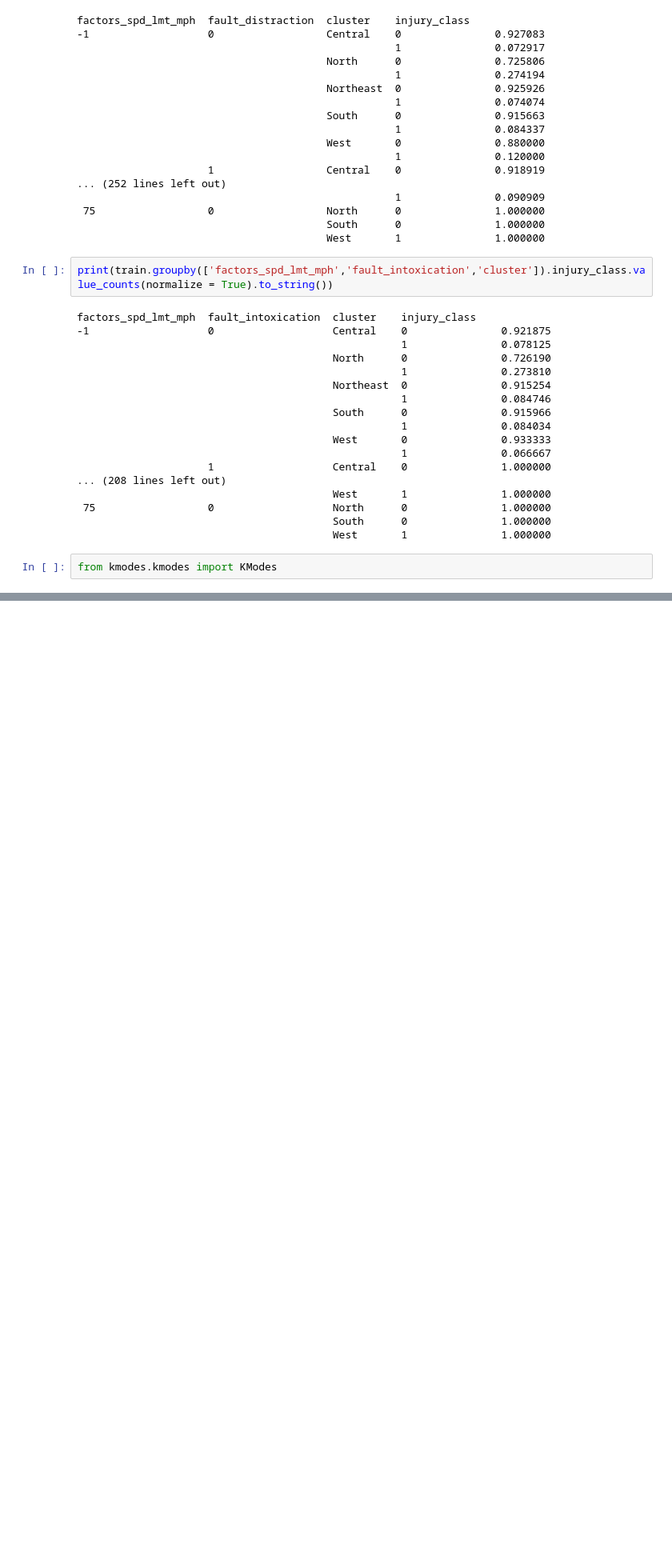
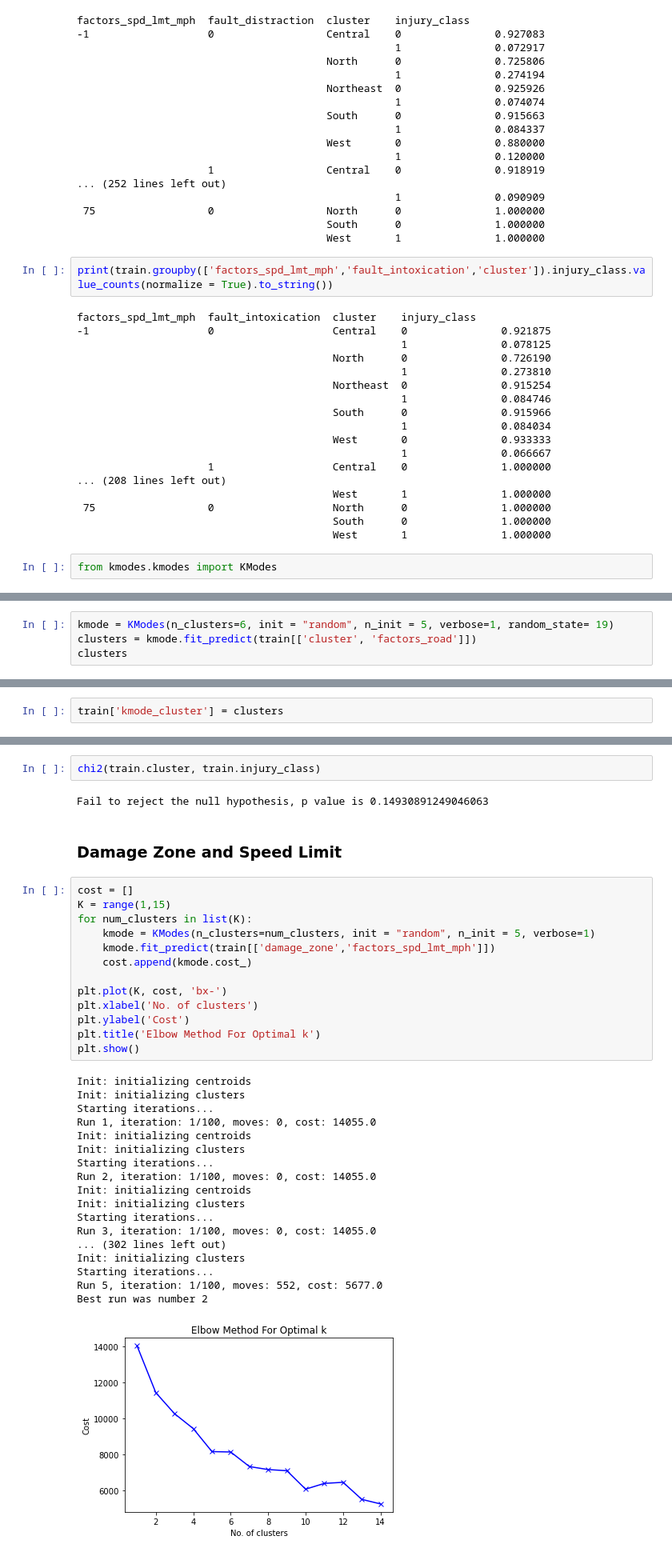
Before and after one commit to RAXR-Capstone/project_danger_zone, a Jupyter notebook: work_space/AnnaWorkspace/anna_explore.ipynb, the cells around one changed output, grey strips where cells are left out. Shown at 80% size. Cells and saved outputs as stored; diff of their text form; blank space fills up the shorter version.

```diff
--- a/work_space/AnnaWorkspace/anna_explore.ipynb
+++ b/work_space/AnnaWorkspace/anna_explore.ipynb
@@ -843,0 +897,4 @@ from kmodes.kmodes import KModes
+# %%
+kmode = KModes(n_clusters=6, init = "random", n_init = 5, verbose=1, random_state= 19)
+clusters = kmode.fit_predict(train[['cluster', 'factors_road']])
+clusters
@@ -843,0 +924,2 @@ from kmodes.kmodes import KModes
+# %%
+train['kmode_cluster'] = clusters
@@ -843,0 +984,38 @@ from kmodes.kmodes import KModes
+# %%
+chi2(train.cluster, train.injury_class)
+# %% [output]
+Fail to reject the null hypothesis, p value is 0.14930891249046063
+# %% [markdown]
+### Damage Zone and Speed Limit
+# %%
+cost = []
+K = range(1,15)
+for num_clusters in list(K):
+    kmode = KModes(n_clusters=num_clusters, init = "random", n_init = 5, verbose=1)
+    kmode.fit_predict(train[['damage_zone','factors_spd_lmt_mph']])
+    cost.append(kmode.cost_)
+
+plt.plot(K, cost, 'bx-')
+plt.xlabel('No. of clusters')
+plt.ylabel('Cost')
+plt.title('Elbow Method For Optimal k')
+plt.show()
+# %% [output]
+Init: initializing centroids
+Init: initializing clusters
+Starting iterations...
+Run 1, iteration: 1/100, moves: 0, cost: 14055.0
+Init: initializing centroids
+Init: initializing clusters
+Starting iterations...
+Run 2, iteration: 1/100, moves: 0, cost: 14055.0
+Init: initializing centroids
+Init: initializing clusters
+Starting iterations...
+Run 3, iteration: 1/100, moves: 0, cost: 14055.0
+... (302 lines left out)
+Init: initializing clusters
+Starting iterations...
+Run 5, iteration: 1/100, moves: 552, cost: 5677.0
+Best run was number 2
+[figure, added]
```
Also changed, not shown: parts of 42 cells of this notebook.
